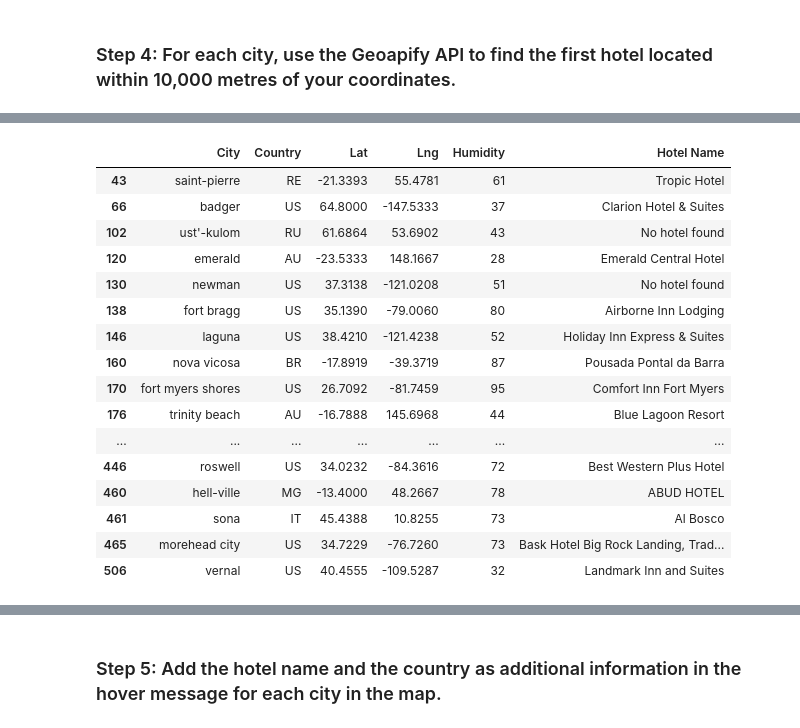
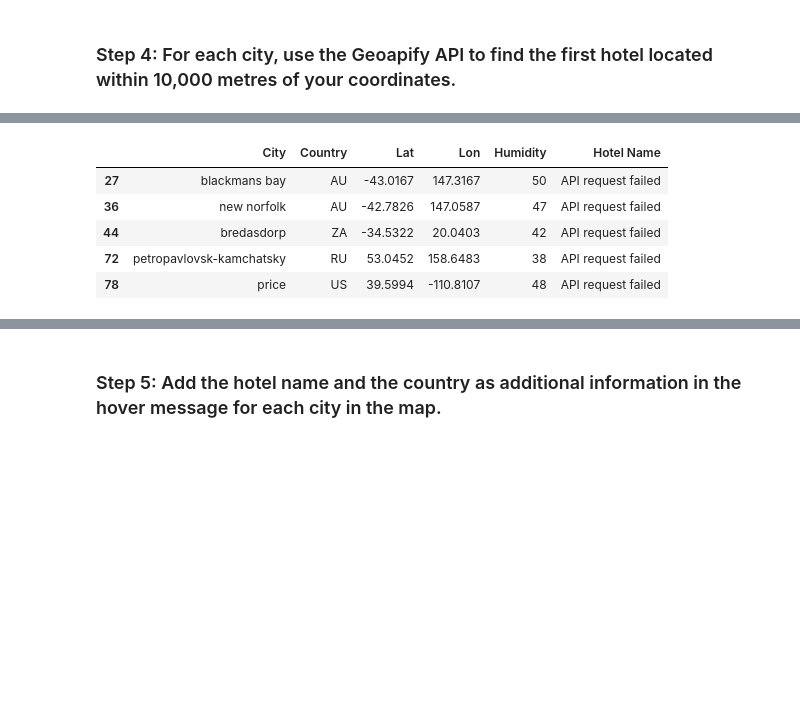
Before and after one commit to dbrindle6/python_api_challenge, a Jupyter notebook: WeatherPy/VacationPy.ipynb, the cells around one changed output, grey strips where cells are left out. Drawn from its saved outputs; the diff is of its cells as text; code cells hidden in the pictures; blank space fills up the shorter version.

```diff
--- a/WeatherPy/VacationPy.ipynb
+++ b/WeatherPy/VacationPy.ipynb
@@ -60,11 +64,15 @@ map_plot
 ### Step 2: Narrow down the `city_data_df` DataFrame to find your ideal weather condition
 # %%
 # Narrow down cities that fit criteria and drop any results with null values
-# YOUR CODE HERE
+ideal_cities_df = city_data_df[
+    (city_data_df["Humidity"] >= 30) & (city_data_df["Humidity"] <= 50) &
+    (city_data_df["Wind Speed"] >= 1) & (city_data_df["Wind Speed"] <=5) &
+    (city_data_df["Cloudiness"] >= 0) & (city_data_df["Cloudiness"] <=50)
+]
 
 # Drop any rows with null values
-# YOUR CODE HERE
+ideal_cities_df = ideal_cities_df.dropna()
 
 # Display sample data
-# YOUR CODE HERE
+ideal_cities_df.head(15)
 # %% [output]
@@ -89,11 +96,11 @@ map_plot
 ### Step 3: Create a new DataFrame called `hotel_df`.
 # %%
 # Use the Pandas copy function to create DataFrame called hotel_df to store the city, country, coordinates, and humidity
-# YOUR CODE HERE
+hotel_df = ideal_cities_df[["City", "Country", "Lat", "Lon", "Humidity"]].copy()
 
 # Add an empty column, "Hotel Name," to the DataFrame so you can store the hotel found using the Geoapify API
-# YOUR CODE HERE
+hotel_df["Hotel Name"] = ""
 
 # Display sample data
-# YOUR CODE HERE
+hotel_df.head(15)
 # %% [output]
@@ -117,43 +123,53 @@ map_plot
 # %% [markdown]
 ### Step 4: For each city, use the Geoapify API to find the first hotel located within 10,000 metres of your coordinates.
 # %%
+import requests
+
 # Set parameters to search for a hotel
-radius = # YOUR CODE HERE
+radius = 10000  # Search within 10 km
+base_url = "https://api.geoapify.com/v2/places"
+
 params = {
-    # YOUR CODE HERE
+    "categories": "accommodation.hotel",  # Look for hotels
+    "limit": 1,  # Get only the nearest hotel
+    "apiKey": "Your_GEOAPIFY_API_KEY"  # Replace with your actual API key
 }
 
-# Print a message to follow up the hotel search
-print("Starting hotel search")
+# Print a message to follow up on the hotel search
+print("Starting hotel search...")
 
 # Iterate through the hotel_df DataFrame
 for index, row in hotel_df.iterrows():
-    # get latitude, longitude from the DataFrame
-    # YOUR CODE HERE
+    # Get latitude, longitude from the DataFrame
+    lat, lon = row["Lat"], row["Lon"]
 
-    # Add the current city's latitude and longitude to the params dictionary
-    params["filter"] = # YOUR CODE HERE
-    params["bias"] = # YOUR CODE HERE
+    # Create a copy of params to avoid modifying the global dictionary
+    query_params = params.copy()
+    query_params["filter"] = f"circle:{lon},{lat},{radius}"
+    query_params["bias"] = f"proximity:{lon},{lat}"
 
-    # Set base URL
-    base_url = "https://api.geoapify.com/v2/places"
+    # Make an API request using the query_params dictionary
+    response = requests.get(base_url, params=query_params)
 
-    # Make and API request using the params dictionary
-    name_address = # YOUR CODE HERE
+    # Check if the request was successful
+    if response.status_code == 200:
+        # Convert the API response to JSON format
+        name_address = response.json()
 
-    # Convert the API response to JSON format
-    name_address = # YOUR CODE HERE
-
-    # Grab the first hotel from the results and store the name in the hotel_df DataFrame
-    try:
-        hotel_df.loc[index, "Hotel Name"] = name_address["features"][0]["properties"]["name"]
-    except (KeyError, IndexError):
-        # If no hotel is found, set the hotel name as "No hotel found".
-        hotel_df.loc[index, "Hotel Name"] = "No hotel found"
+        # Grab the first hotel from the results and store the name in the hotel_df DataFrame
+        try:
+            hotel_name = name_address["features"][0]["properties"]["name"]
+            hotel_df.loc[index, "Hotel Name"] = hotel_name  # Assign correctly
+        except (KeyError, IndexError):
+            # If no hotel is found, set the hotel name as "No hotel found".
+            hotel_df.loc[index, "Hotel Name"] = "No hotel found"
+    else:
+        print(f"API request failed for {row['City']} (Status Code: {response.status_code})")
+        hotel_df.loc[index, "Hotel Name"] = "API request failed"
 
     # Log the search results
-    print(f"{hotel_df.loc[index, 'City']} - nearest hotel: {hotel_df.loc[index, 'Hotel Name']}")
+    print(f"{hotel_df.loc[index, 'City']} - Nearest hotel: {hotel_df.loc[index, 'Hotel Name']}")
 
 # Display sample data
-hotel_df
+hotel_df.head()
 # %% [output]
@@ -177,17 +193,6 @@ vernal - nearest hotel: Landmark Inn and Suites
-|  | City | Country | Lat | Lng | Humidity | Hotel Name |
-| 43 | saint-pierre | RE | -21.3393 | 55.4781 | 61 | Tropic Hotel |
-| 66 | badger | US | 64.8000 | -147.5333 | 37 | Clarion Hotel & Suites |
-| 102 | ust'-kulom | RU | 61.6864 | 53.6902 | 43 | No hotel found |
-| 120 | emerald | AU | -23.5333 | 148.1667 | 28 | Emerald Central Hotel |
-| 130 | newman | US | 37.3138 | -121.0208 | 51 | No hotel found |
-| 138 | fort bragg | US | 35.1390 | -79.0060 | 80 | Airborne Inn Lodging |
-| 146 | laguna | US | 38.4210 | -121.4238 | 52 | Holiday Inn Express & Suites |
-| 160 | nova vicosa | BR | -17.8919 | -39.3719 | 87 | Pousada Pontal da Barra |
-| 170 | fort myers shores | US | 26.7092 | -81.7459 | 95 | Comfort Inn Fort Myers |
-| 176 | trinity beach | AU | -16.7888 | 145.6968 | 44 | Blue Lagoon Resort |
-| ... | ... | ... | ... | ... | ... | ... |
-| 446 | roswell | US | 34.0232 | -84.3616 | 72 | Best Western Plus Hotel |
-| 460 | hell-ville | MG | -13.4000 | 48.2667 | 78 | ABUD HOTEL |
-| 461 | sona | IT | 45.4388 | 10.8255 | 73 | Al Bosco |
-| 465 | morehead city | US | 34.7229 | -76.7260 | 73 | Bask Hotel Big Rock Landing, Trad... |
-| 506 | vernal | US | 40.4555 | -109.5287 | 32 | Landmark Inn and Suites |
+|  | City | Country | Lat | Lon | Humidity | Hotel Name |
+| 27 | blackmans bay | AU | -43.0167 | 147.3167 | 50 | API request failed |
+| 36 | new norfolk | AU | -42.7826 | 147.0587 | 47 | API request failed |
+| 44 | bredasdorp | ZA | -34.5322 | 20.0403 | 42 | API request failed |
+| 72 | petropavlovsk-kamchatsky | RU | 53.0452 | 158.6483 | 38 | API request failed |
+| 78 | price | US | 39.5994 | -110.8107 | 48 | API request failed |
```
Also changed, not shown: parts of 6 cells of this notebook.
